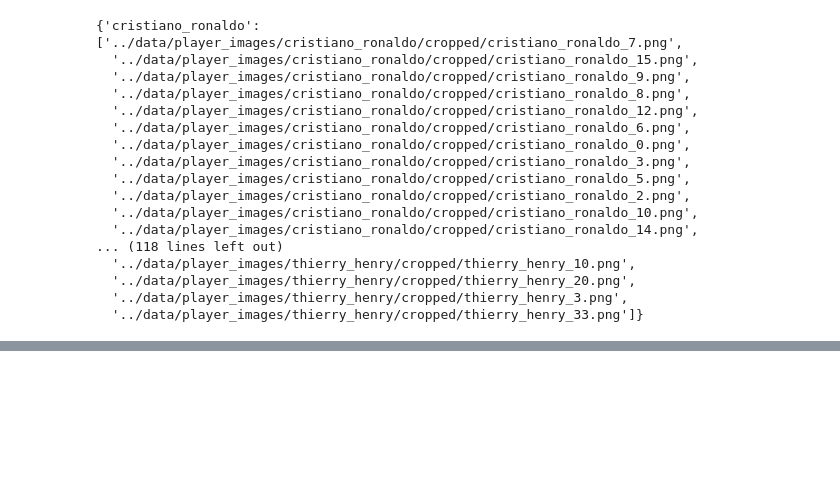
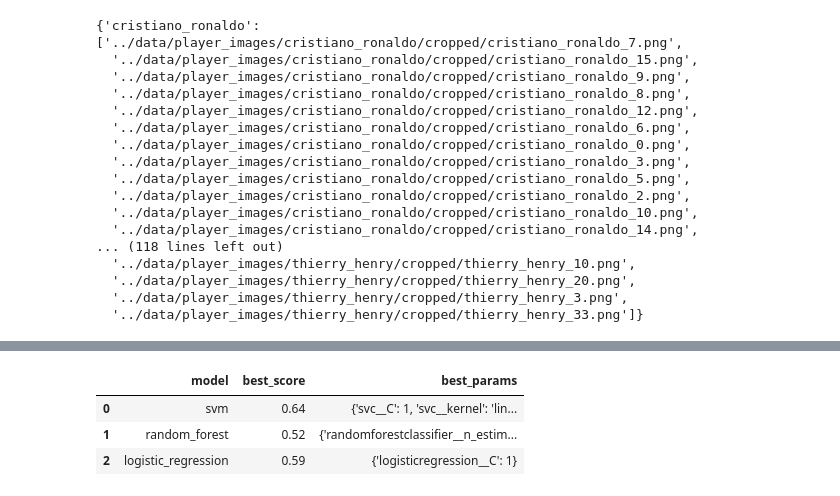
Before and after one commit to Micky373/end_to_end_football_players_image_classification, a Jupyter notebook: notebooks/model_training_and_validating.ipynb, the cells around one changed output, grey strips where cells are left out. Saved outputs shown, nothing was run; the diff lists cells and outputs as text; code cells hidden in the pictures; blank space fills up the shorter version.

```diff
--- a/notebooks/model_training_and_validating.ipynb
+++ b/notebooks/model_training_and_validating.ipynb
@@ -66,0 +219,50 @@ player_file_name_dict
+# %%
+algos = {
+
+    'svm': {
+        'model': SVC(gamma = 'auto',probability = True),
+        'params': {
+            'svc__C': [1,10,100,1000],
+            'svc__kernel': ['rbf','linear']
+        }
+    },
+
+    'random_forest': {
+        'model': RandomForestClassifier(),
+        'params': {
+            'randomforestclassifier__n_estimators': [1,5,10]
+        }
+    },
+
+    'logistic_regression': {
+        'model': LogisticRegression(solver = 'liblinear',multi_class = 'auto'),
+        'params': {
+            'logisticregression__C': [1,5,10]
+        }
+    }
+}
+# %%
+scores = []
+best_estimators = {}
+
+for algo, model_params in algos.items():
+
+    pipe = make_pipeline(StandardScaler(),model_params['model'])
+    cl = GridSearchCV(pipe,model_params['params'],cv=5,return_train_score = False)
+    cl.fit(X_train,y_train)
+
+    scores.append({
+        'model': algo,
+        'best_score': cl.best_score_,
+        'best_params': cl.best_params_
+    })
+
+    best_estimators[algo] = cl.best_estimator_
+
+df = pd.DataFrame(scores,columns=['model','best_score','best_params'])
+df
+# %% [output]
+|  | model | best_score | best_params |
+| 0 | svm | 0.64 | {'svc__C': 1, 'svc__kernel': 'lin... |
+| 1 | random_forest | 0.52 | {'randomforestclassifier__n_estim... |
+| 2 | logistic_regression | 0.59 | {'logisticregression__C': 1} |
```
Also changed, not shown: parts of 25 cells of this notebook, 2 other files.
